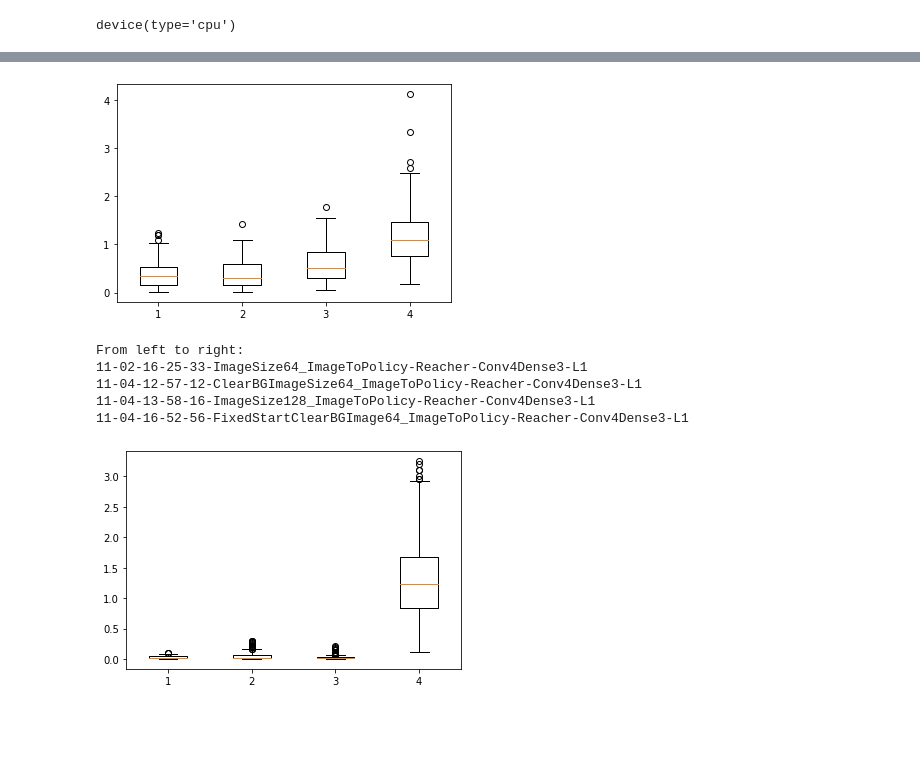
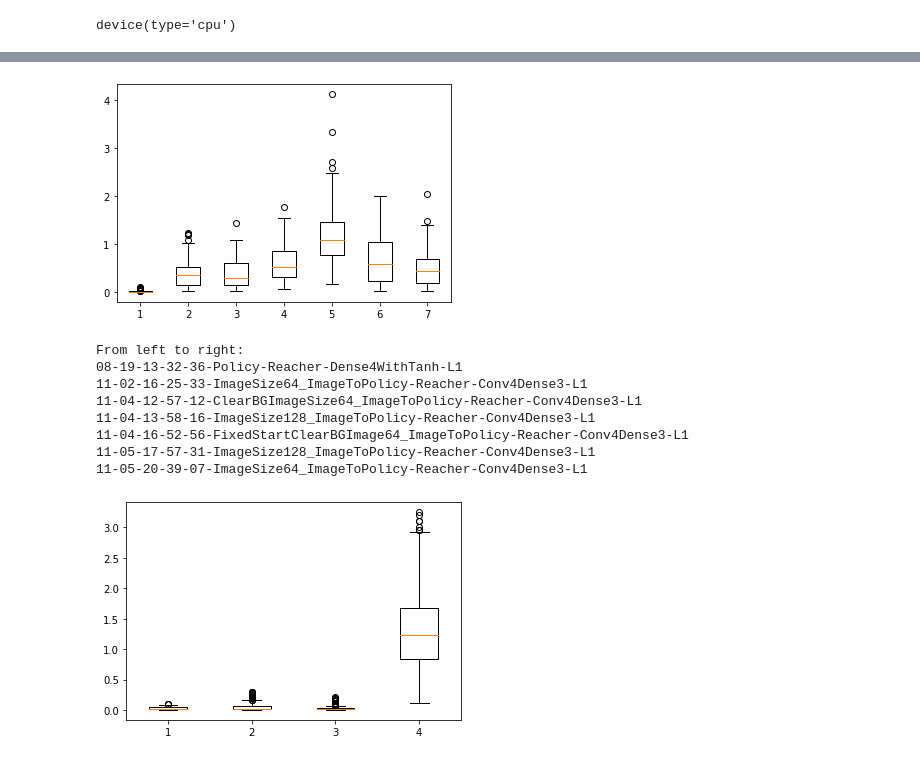
Before and after one commit to PradeepKadubandi/DemoPlanner, a Jupyter notebook: SimpleReacherExperiments2.ipynb, the cells around one changed output, grey strips where cells are left out. Drawn from its saved outputs; the diff is of its cells as text; code cells hidden in the pictures; blank space fills up the shorter version.

```diff
--- a/SimpleReacherExperiments2.ipynb
+++ b/SimpleReacherExperiments2.ipynb
@@ -623,23 +623,29 @@ From left to right:
 # %%
 plottinghelpers.box_plot_across_runs(
     rootdir='runs/Policies/',
     eval_folder_name='TestSet_Evaluations',
     error_index=4,
     metric_name='Goal Deviation',
     include=[
+        '08-19-13-32-36-Policy-Reacher-Dense4WithTanh-L1',
         '11-02-16-25-33-ImageSize64_ImageToPolicy-Reacher-Conv4Dense3-L1',
         '11-04-12-57-12-ClearBGImageSize64_ImageToPolicy-Reacher-Conv4Dense3-L1',
         '11-04-13-58-16-ImageSize128_ImageToPolicy-Reacher-Conv4Dense3-L1',
-        '11-04-16-52-56-FixedStartClearBGImage64_ImageToPolicy-Reacher-Conv4Dense3-L1'
+        '11-04-16-52-56-FixedStartClearBGImage64_ImageToPolicy-Reacher-Conv4Dense3-L1',
+        '11-05-17-57-31-ImageSize128_ImageToPolicy-Reacher-Conv4Dense3-L1',
+        '11-05-20-39-07-ImageSize64_ImageToPolicy-Reacher-Conv4Dense3-L1'
     ]
 )
 # %% [output]
-[figure, old version]
+[figure, new version]
 From left to right:
+08-19-13-32-36-Policy-Reacher-Dense4WithTanh-L1
 11-02-16-25-33-ImageSize64_ImageToPolicy-Reacher-Conv4Dense3-L1
 11-04-12-57-12-ClearBGImageSize64_ImageToPolicy-Reacher-Conv4Dense3-L1
 11-04-13-58-16-ImageSize128_ImageToPolicy-Reacher-Conv4Dense3-L1
 11-04-16-52-56-FixedStartClearBGImage64_ImageToPolicy-Reacher-Conv4Dense3-L1
+11-05-17-57-31-ImageSize128_ImageToPolicy-Reacher-Conv4Dense3-L1
+11-05-20-39-07-ImageSize64_ImageToPolicy-Reacher-Conv4Dense3-L1
 # %%
 plottinghelpers.box_plot_across_runs(
     rootdir='runs/Policies',
```
Also changed, not shown: parts of 13 cells of this notebook, 1 other file.
